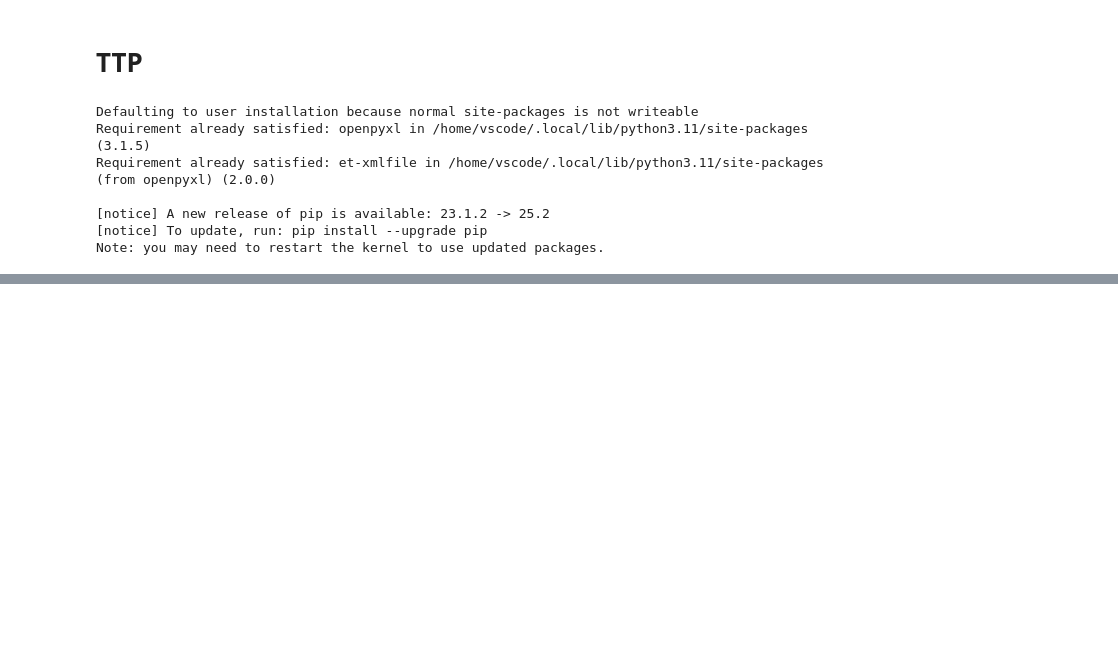
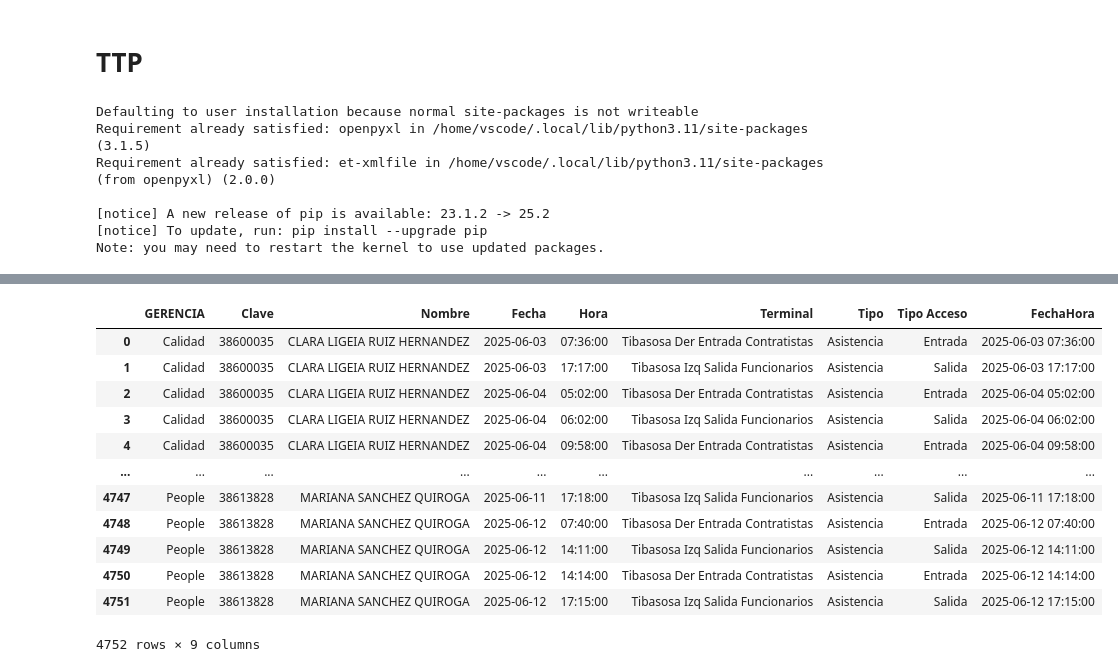
Before and after one commit to 19Juan/Analysis_People, a Jupyter notebook: src/explore.ipynb, the cells around one changed output, grey strips where cells are left out. Saved outputs shown, nothing was run; the diff lists cells and outputs as text; code cells hidden in the pictures; blank space fills up the shorter version.

```diff
--- a/src/explore.ipynb
+++ b/src/explore.ipynb
@@ -101,32 +29,0 @@ df.loc[mask, "Horario Combinado"] = pd.to_datetime(
-# %%
-
-
-df["Fecha"] = pd.to_datetime(df["Fecha"]).dt.date
-df = df.sort_values(by=["Nombre", "Fecha", "Hora"]).reset_index(drop=True)
-def balancear_registros(grupo):
-    registros = []
-    esperado = "Entrada"  # siempre arranca con Entrada
-
-    for _, row in grupo.iterrows():
-        actual = row["Tipo Acceso"]
-
-        # Mientras el actual no coincida con lo esperado, inserta faltantes
-        while actual != esperado:
-            faltante = row.copy()
-            faltante["Tipo Acceso"] = esperado + " (Faltante)"
-            faltante["Hora"] = pd.NaT
-            registros.append(faltante)
-            # alternar esperado
-            esperado = "Salida" if esperado == "Entrada" else "Entrada"
-
-        # Ahora sí agregamos el registro real
-        registros.append(row)
-        esperado = "Salida" if esperado == "Entrada" else "Entrada"
-
-    return pd.DataFrame(registros)
-
-# Aplicar por persona y fecha
-df_completo = df.groupby(["Nombre", "Fecha"], group_keys=False).apply(balancear_registros)
-
-df_completo = df_completo.reset_index(drop=True)
-print(df_completo[["Nombre", "Fecha", "Hora", "Tipo Acceso"]])
@@ -309,0 +30,4 @@ df_final.to_excel('../data/processed/DB People Final.xlsx', index=False, engine=
+# %%
+#voy a eliminar las columnas "Organización","Departamento"
+df = df.drop(columns=['Organización', 'Departamento'])
+df
@@ -309,0 +48,20 @@ df_final.to_excel('../data/processed/DB People Final.xlsx', index=False, engine=
+# %%
+# Combinar Fecha y Hora en un solo datetime, asegurando que Hora sea string
+df["FechaHora"] = pd.to_datetime(
+	df["Fecha"].dt.strftime('%Y-%m-%d') + " " + df["Hora"].apply(lambda x: x.strftime('%H:%M:%S') if not isinstance(x, str) else x)
+)
+df
+# %% [output]
+|  | GERENCIA | Clave | Nombre | Fecha | Hora | Terminal | Tipo | Tipo Acceso | FechaHora |
+| 0 | Calidad | 38600035 | CLARA LIGEIA RUIZ HERNANDEZ | 2025-06-03 | 07:36:00 | Tibasosa Der Entrada Contratistas | Asistencia | Entrada | 2025-06-03 07:36:00 |
+| 1 | Calidad | 38600035 | CLARA LIGEIA RUIZ HERNANDEZ | 2025-06-03 | 17:17:00 | Tibasosa Izq Salida Funcionarios | Asistencia | Salida | 2025-06-03 17:17:00 |
+| 2 | Calidad | 38600035 | CLARA LIGEIA RUIZ HERNANDEZ | 2025-06-04 | 05:02:00 | Tibasosa Der Entrada Contratistas | Asistencia | Entrada | 2025-06-04 05:02:00 |
+| 3 | Calidad | 38600035 | CLARA LIGEIA RUIZ HERNANDEZ | 2025-06-04 | 06:02:00 | Tibasosa Izq Salida Funcionarios | Asistencia | Salida | 2025-06-04 06:02:00 |
+| 4 | Calidad | 38600035 | CLARA LIGEIA RUIZ HERNANDEZ | 2025-06-04 | 09:58:00 | Tibasosa Der Entrada Contratistas | Asistencia | Entrada | 2025-06-04 09:58:00 |
+| ... | ... | ... | ... | ... | ... | ... | ... | ... | ... |
+| 4747 | People | 38613828 | MARIANA SANCHEZ QUIROGA | 2025-06-11 | 17:18:00 | Tibasosa Izq Salida Funcionarios | Asistencia | Salida | 2025-06-11 17:18:00 |
+| 4748 | People | 38613828 | MARIANA SANCHEZ QUIROGA | 2025-06-12 | 07:40:00 | Tibasosa Der Entrada Contratistas | Asistencia | Entrada | 2025-06-12 07:40:00 |
+| 4749 | People | 38613828 | MARIANA SANCHEZ QUIROGA | 2025-06-12 | 14:11:00 | Tibasosa Izq Salida Funcionarios | Asistencia | Salida | 2025-06-12 14:11:00 |
+| 4750 | People | 38613828 | MARIANA SANCHEZ QUIROGA | 2025-06-12 | 14:14:00 | Tibasosa Der Entrada Contratistas | Asistencia | Entrada | 2025-06-12 14:14:00 |
+| 4751 | People | 38613828 | MARIANA SANCHEZ QUIROGA | 2025-06-12 | 17:15:00 | Tibasosa Izq Salida Funcionarios | Asistencia | Salida | 2025-06-12 17:15:00 |
+4752 rows × 9 columns
```
Also changed, not shown: parts of 23 cells of this notebook, 2 other files.
